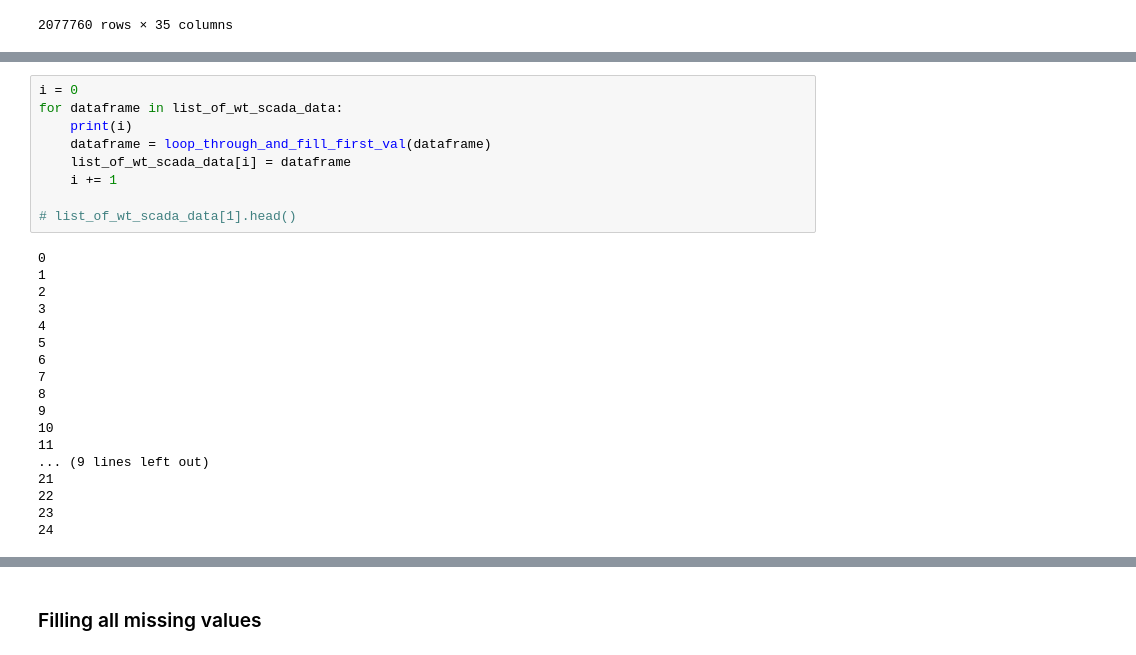
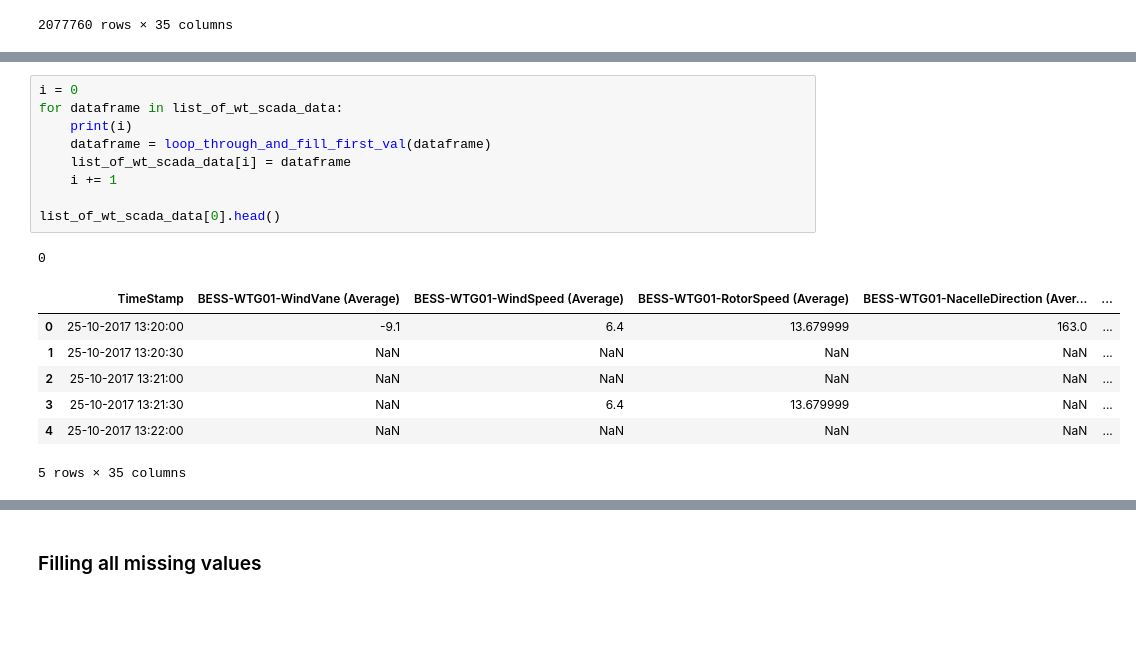
Before and after one commit to StianIsmar/project-thesis, a Jupyter notebook: TE/fill_in_blanks.ipynb, the cells around one changed output, grey strips where cells are left out. Saved outputs shown, nothing was run; the diff lists cells and outputs as text; blank space fills up the shorter version.

```diff
--- a/TE/fill_in_blanks.ipynb
+++ b/TE/fill_in_blanks.ipynb
@@ -216,27 +198,18 @@ list_of_wt_scada_data[0]
 # %%
 i = 0
 for dataframe in list_of_wt_scada_data:
     print(i)
     dataframe = loop_through_and_fill_first_val(dataframe)
     list_of_wt_scada_data[i] = dataframe
     i += 1
 
-# list_of_wt_scada_data[1].head()
+list_of_wt_scada_data[0].head()
 # %% [output]
 0
-1
-2
-3
-4
-5
-6
-7
-8
-9
-10
-11
-... (9 lines left out)
-21
-22
-23
-24
+|  | TimeStamp | BESS-WTG01-WindVane (Average) | BESS-WTG01-WindSpeed (Average) | BESS-WTG01-RotorSpeed (Average) | BESS-WTG01-NacelleDirection (Aver... | ... |
+| 0 | 25-10-2017 13:20:00 | -9.1 | 6.4 | 13.679999 | 163.0 | ... |
+| 1 | 25-10-2017 13:20:30 | NaN | NaN | NaN | NaN | ... |
+| 2 | 25-10-2017 13:21:00 | NaN | NaN | NaN | NaN | ... |
+| 3 | 25-10-2017 13:21:30 | NaN | 6.4 | 13.679999 | NaN | ... |
+| 4 | 25-10-2017 13:22:00 | NaN | NaN | NaN | NaN | ... |
+5 rows × 35 columns
```
Also changed, not shown: parts of 9 cells of this notebook, 1 other file.
